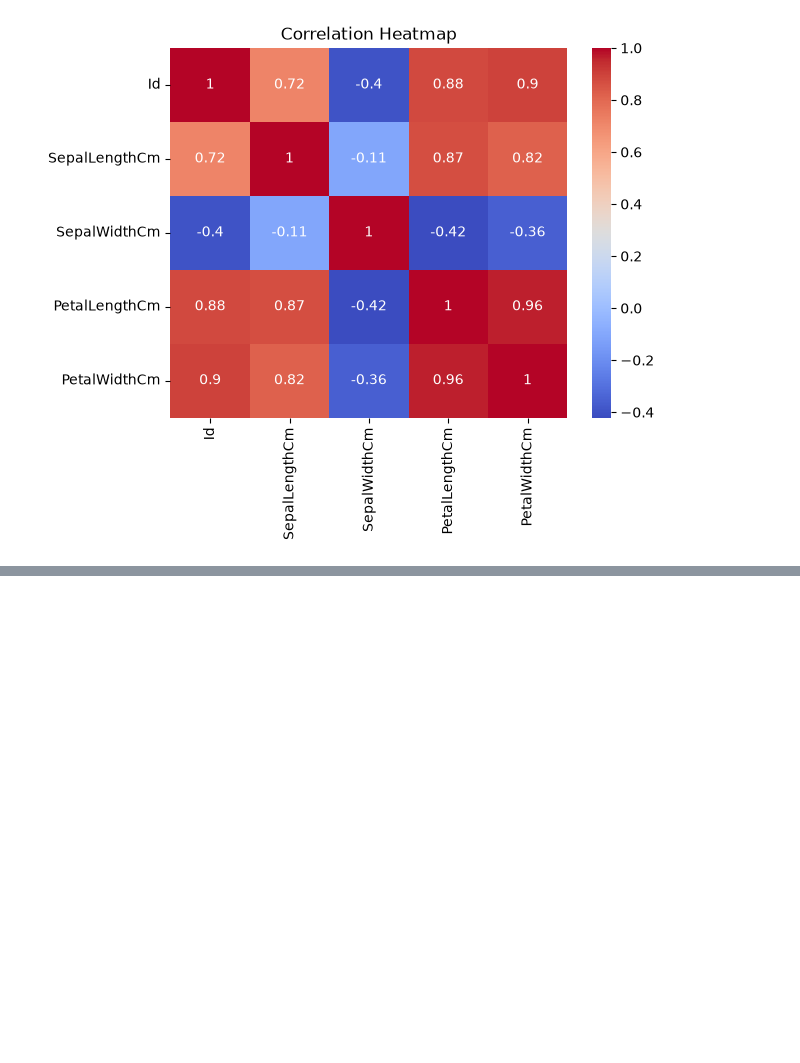
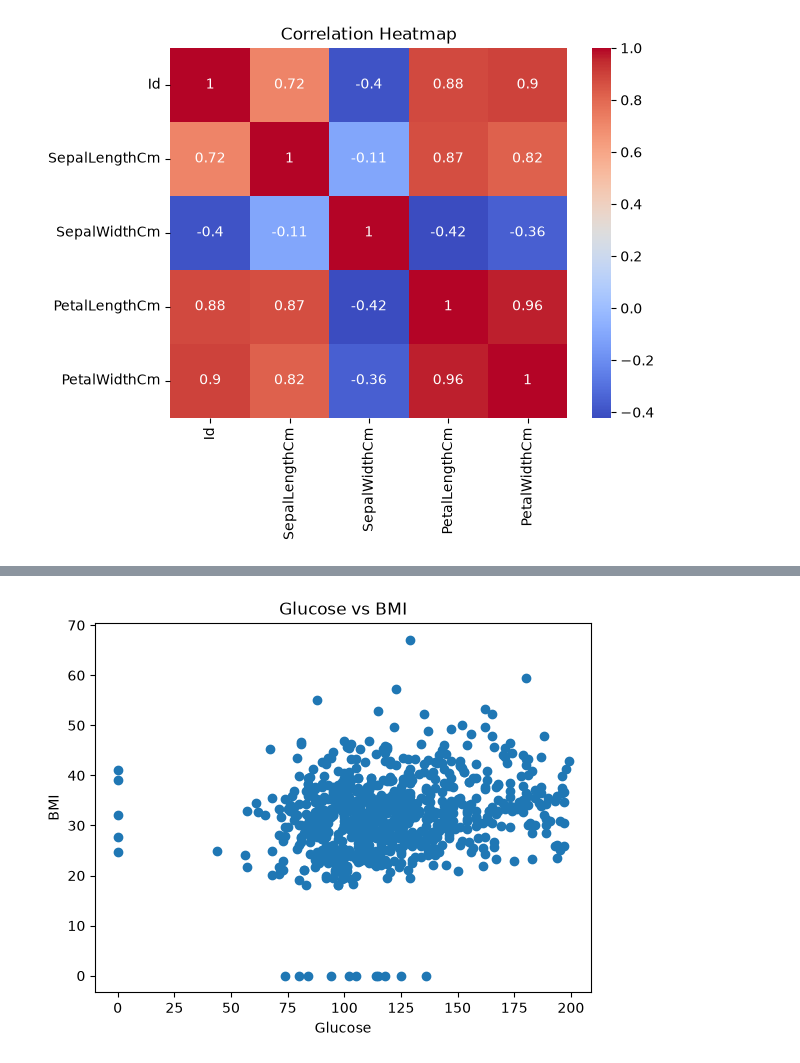
Before and after one commit to 2025cinarpalaramyalikhithaa-jpg/DAV, a Jupyter notebook: 16 09 26.ipynb, the cells around one changed output, grey strips where cells are left out. Cells and saved outputs as stored; diff of their text form; code cells hidden in the pictures; blank space fills up the shorter version.

```diff
--- a/16 09 26.ipynb
+++ b/16 09 26.ipynb
@@ -62,0 +100,10 @@ plt.show()
+# %%
+import matplotlib.pyplot as plt
+
+plt.scatter(df["Glucose"], df["BMI"])
+plt.title("Glucose vs BMI")
+plt.xlabel("Glucose")
+plt.ylabel("BMI")
+plt.show()
+# %% [output]
+[figure, added]
```
Also changed, not shown: parts of 5 cells of this notebook.
